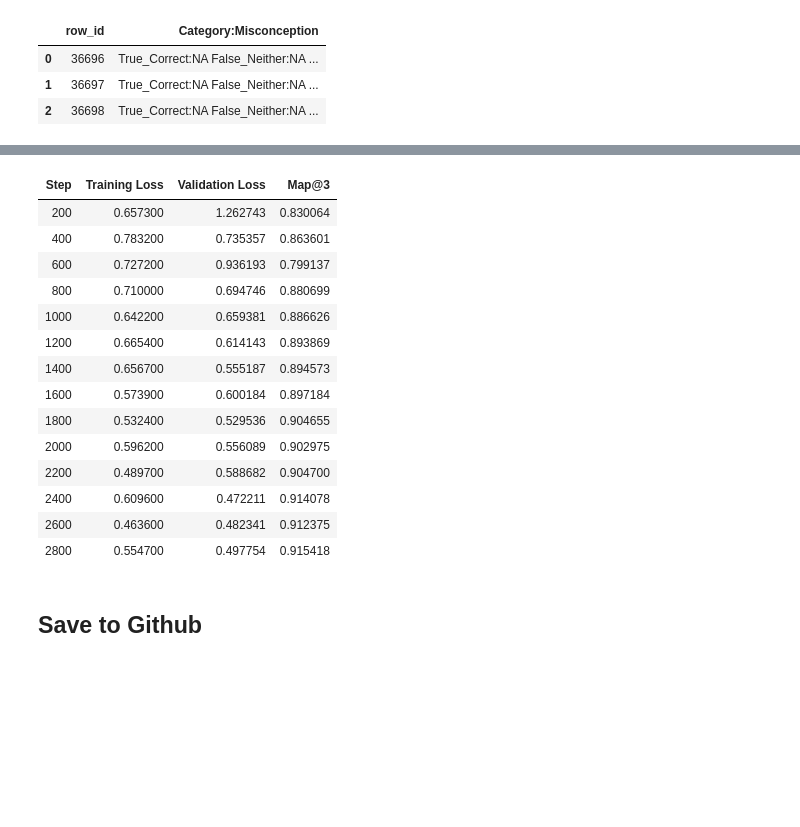
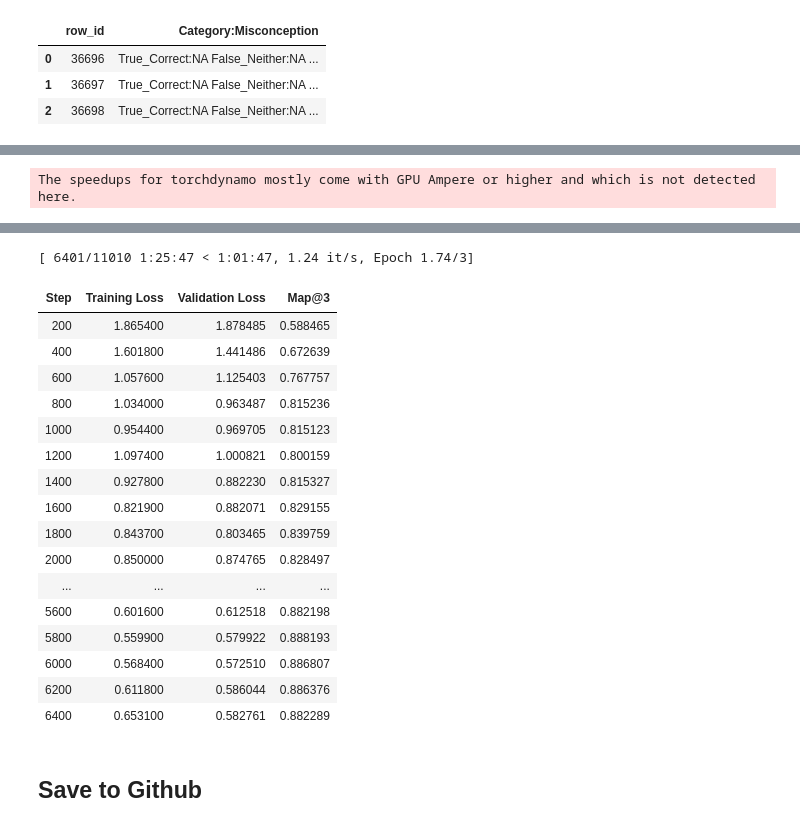
Before and after one commit to abishpius/MAP_Charting_Student_Math_Misunderstandings, a Jupyter notebook: Kaggle_MAP_Charting_Student_Math_Misunderstandings.ipynb, the cells around one changed output, grey strips where cells are left out. Saved outputs shown, nothing was run; the diff lists cells and outputs as text; code cells hidden in the pictures; blank space fills up the shorter version.

Commit message:
train gemma3 it model

```diff
--- a/Kaggle_MAP_Charting_Student_Math_Misunderstandings.ipynb
+++ b/Kaggle_MAP_Charting_Student_Math_Misunderstandings.ipynb
@@ -59,7 +59,7 @@ login(token=hf_token)
 
 from transformers import AutoTokenizer, AutoModel
 
-model_name = "google/gemma-3-270m"  # official HF hub model
+model_name = "google/gemma-3-270m-it" #"google/gemma-3-270m"  # official HF hub model
 
 tokenizer = AutoTokenizer.from_pretrained(model_name)
 model = AutoModel.from_pretrained(model_name)
@@ -1465,8 +1501,12 @@ training_args = TrainingArguments(
     bf16=False, # TRAIN WITH BF16 IF LOCAL GPU IS NEWER GPU
     fp16=True, # INFER WITH FP16 BECAUSE KAGGLE IS T4 GPU
      save_safetensors=False,
+    torch_compile_mode="reduce-overhead"
 )
+# %% [output]
+The speedups for torchdynamo mostly come with GPU Ampere or higher and which is not detected here.
 # %%
+data_collator = DataCollatorWithPadding(tokenizer=tokenizer, pad_to_multiple_of=8)
 trainer = Trainer(
     model=model,
     args=training_args,
@@ -1474,6 +1514,7 @@ trainer = Trainer(
     eval_dataset=val_ds,
     tokenizer=tokenizer,
     compute_metrics=compute_map3,
+    data_collator=data_collator
 )
 trainer.train()
 # %% [output]
@@ -1481,18 +1522,21 @@ trainer.train()
+[ 6401/11010 1:25:47 < 1:01:47, 1.24 it/s, Epoch 1.74/3]
 | Step | Training Loss | Validation Loss | Map@3 |
-| 200 | 0.657300 | 1.262743 | 0.830064 |
-| 400 | 0.783200 | 0.735357 | 0.863601 |
-| 600 | 0.727200 | 0.936193 | 0.799137 |
-| 800 | 0.710000 | 0.694746 | 0.880699 |
-| 1000 | 0.642200 | 0.659381 | 0.886626 |
-| 1200 | 0.665400 | 0.614143 | 0.893869 |
-| 1400 | 0.656700 | 0.555187 | 0.894573 |
-| 1600 | 0.573900 | 0.600184 | 0.897184 |
-| 1800 | 0.532400 | 0.529536 | 0.904655 |
-| 2000 | 0.596200 | 0.556089 | 0.902975 |
-| 2200 | 0.489700 | 0.588682 | 0.904700 |
-| 2400 | 0.609600 | 0.472211 | 0.914078 |
-| 2600 | 0.463600 | 0.482341 | 0.912375 |
-| 2800 | 0.554700 | 0.497754 | 0.915418 |
+| 200 | 1.865400 | 1.878485 | 0.588465 |
+| 400 | 1.601800 | 1.441486 | 0.672639 |
+| 600 | 1.057600 | 1.125403 | 0.767757 |
+| 800 | 1.034000 | 0.963487 | 0.815236 |
+| 1000 | 0.954400 | 0.969705 | 0.815123 |
+| 1200 | 1.097400 | 1.000821 | 0.800159 |
+| 1400 | 0.927800 | 0.882230 | 0.815327 |
+| 1600 | 0.821900 | 0.882071 | 0.829155 |
+| 1800 | 0.843700 | 0.803465 | 0.839759 |
+| 2000 | 0.850000 | 0.874765 | 0.828497 |
+| ... | ... | ... | ... |
+| 5600 | 0.601600 | 0.612518 | 0.882198 |
+| 5800 | 0.559900 | 0.579922 | 0.888193 |
+| 6000 | 0.568400 | 0.572510 | 0.886807 |
+| 6200 | 0.611800 | 0.586044 | 0.886376 |
+| 6400 | 0.653100 | 0.582761 | 0.882289 |
 # %%
 test['text'] = test.apply(format_input,axis=1)
 # %%
```
Also changed, not shown: parts of 7 cells of this notebook.
